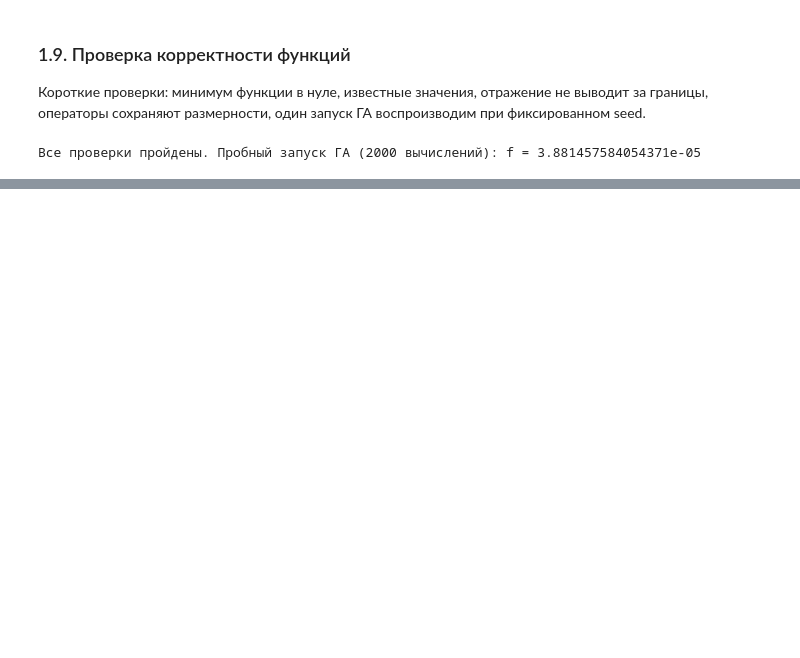
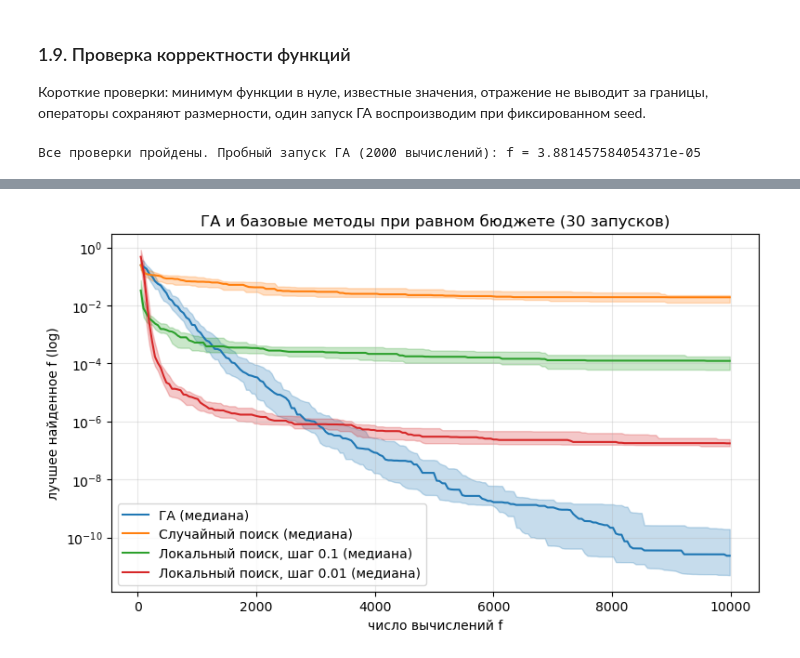
Before and after one commit to mack011y/gen_lab1, a Jupyter notebook: lab1/lab1.ipynb, the cells around one changed output, grey strips where cells are left out. Drawn from its saved outputs; the diff is of its cells as text; code cells hidden in the pictures; blank space fills up the shorter version.

```diff
--- a/lab1/lab1.ipynb
+++ b/lab1/lab1.ipynb
@@ -432,0 +510,20 @@ print("Все проверки пройдены. Пробный запуск Г
+# %%
+CHECKPOINTS = ga_hist[0]["evals"].to_numpy()
+
+rs_runs, rs_hist = run_series(lambda s: run_random_search(BASE.max_evals, s, CHECKPOINTS), N_RUNS, BASE_SEED)
+hc_runs, hc_hist = run_series(lambda s: run_hill_climb(BASE.max_evals, s, CHECKPOINTS, step=0.1), N_RUNS, BASE_SEED)
+hc2_runs, hc2_hist = run_series(lambda s: run_hill_climb(BASE.max_evals, s, CHECKPOINTS, step=0.01), N_RUNS, BASE_SEED)
+
+rs_runs.to_csv(RESULTS / "runs_random_search.csv", index=False)
+hc_runs.to_csv(RESULTS / "runs_hill_climb_0.1.csv", index=False)
+hc2_runs.to_csv(RESULTS / "runs_hill_climb_0.01.csv", index=False)
+
+baseline_table = pd.DataFrame([
+    summarize(ga_runs, "ГА (база)"),
+    summarize(rs_runs, "Случайный поиск"),
+    summarize(hc_runs, "Локальный поиск, шаг 0.1"),
+    summarize(hc2_runs, "Локальный поиск, шаг 0.01"),
+])
+baseline_table.to_csv(RESULTS / "summary_baselines.csv")
+baseline_table.style.format("{:.3e}", subset=["best", "mean", "median", "std", "worst"]).format(
+    "{:.3f}", subset=["time_s"])
@@ -432,0 +561,9 @@ print("Все проверки пройдены. Пробный запуск Г
+# %%
+fig, ax = plt.subplots()
+plot_convergence({"ГА": ga_hist, "Случайный поиск": rs_hist,
+                  "Локальный поиск, шаг 0.1": hc_hist, "Локальный поиск, шаг 0.01": hc2_hist},
+                 f"ГА и базовые методы при равном бюджете ({N_RUNS} запусков)", ax=ax)
+fig.savefig(RESULTS / "convergence_vs_baselines.png", dpi=120, bbox_inches="tight")
+plt.show()
+# %% [output]
+[figure, added]
```
Also changed, not shown: parts of 17 cells of this notebook, 9 other files.
